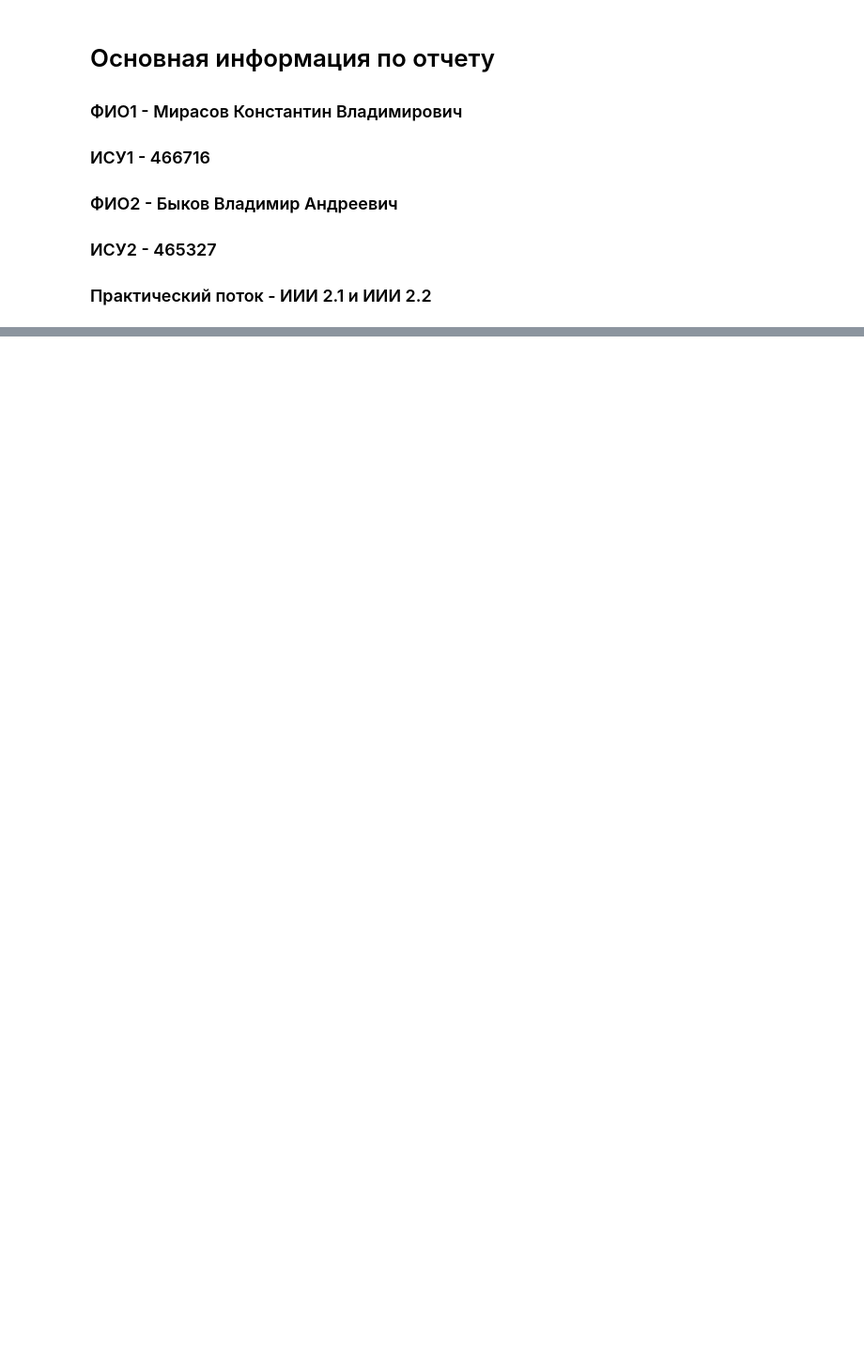
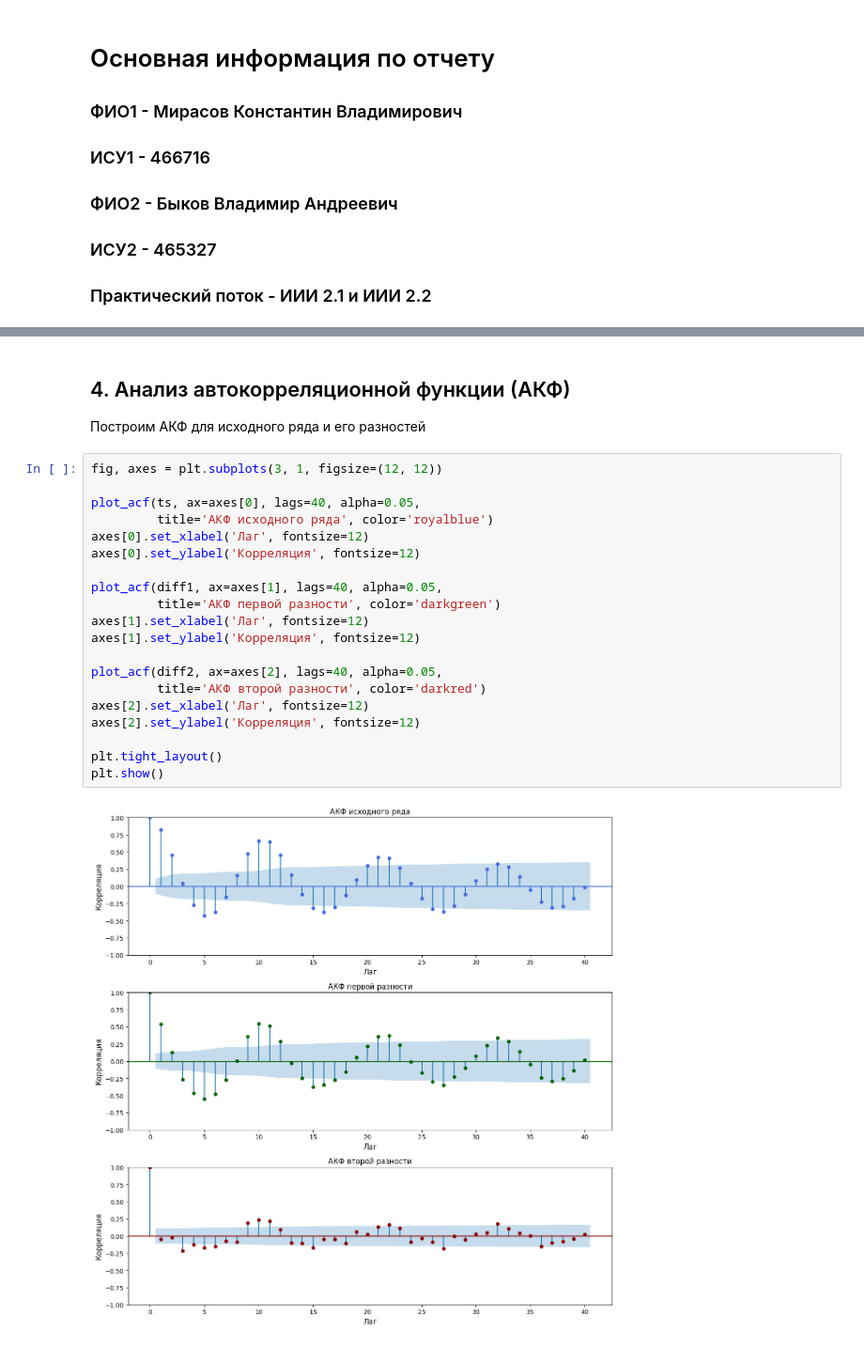
Before and after one commit to mezgou/labs-statistics-and-data-analysis, a Jupyter notebook: src/lab5/time_series.ipynb, the cells around one changed output, grey strips where cells are left out. Shown at 94% size. Cells and saved outputs as stored; diff of their text form; blank space fills up the shorter version.

```diff
--- a/src/lab5/time_series.ipynb
+++ b/src/lab5/time_series.ipynb
@@ -26,0 +86,25 @@ from matplotlib.dates import YearLocator, MonthLocator, DateFormatter
+# %% [markdown]
+## 4. Анализ автокорреляционной функции (АКФ)
+Построим АКФ для исходного ряда и его разностей
+# %%
+fig, axes = plt.subplots(3, 1, figsize=(12, 12))
+
+plot_acf(ts, ax=axes[0], lags=40, alpha=0.05,
+         title='АКФ исходного ряда', color='royalblue')
+axes[0].set_xlabel('Лаг', fontsize=12)
+axes[0].set_ylabel('Корреляция', fontsize=12)
+
+plot_acf(diff1, ax=axes[1], lags=40, alpha=0.05,
+         title='АКФ первой разности', color='darkgreen')
+axes[1].set_xlabel('Лаг', fontsize=12)
+axes[1].set_ylabel('Корреляция', fontsize=12)
+
+plot_acf(diff2, ax=axes[2], lags=40, alpha=0.05,
+         title='АКФ второй разности', color='darkred')
+axes[2].set_xlabel('Лаг', fontsize=12)
+axes[2].set_ylabel('Корреляция', fontsize=12)
+
+plt.tight_layout()
+plt.show()
+# %% [output]
+[figure, added]
```
Also changed, not shown: parts of 21 cells of this notebook, 1 other file.
